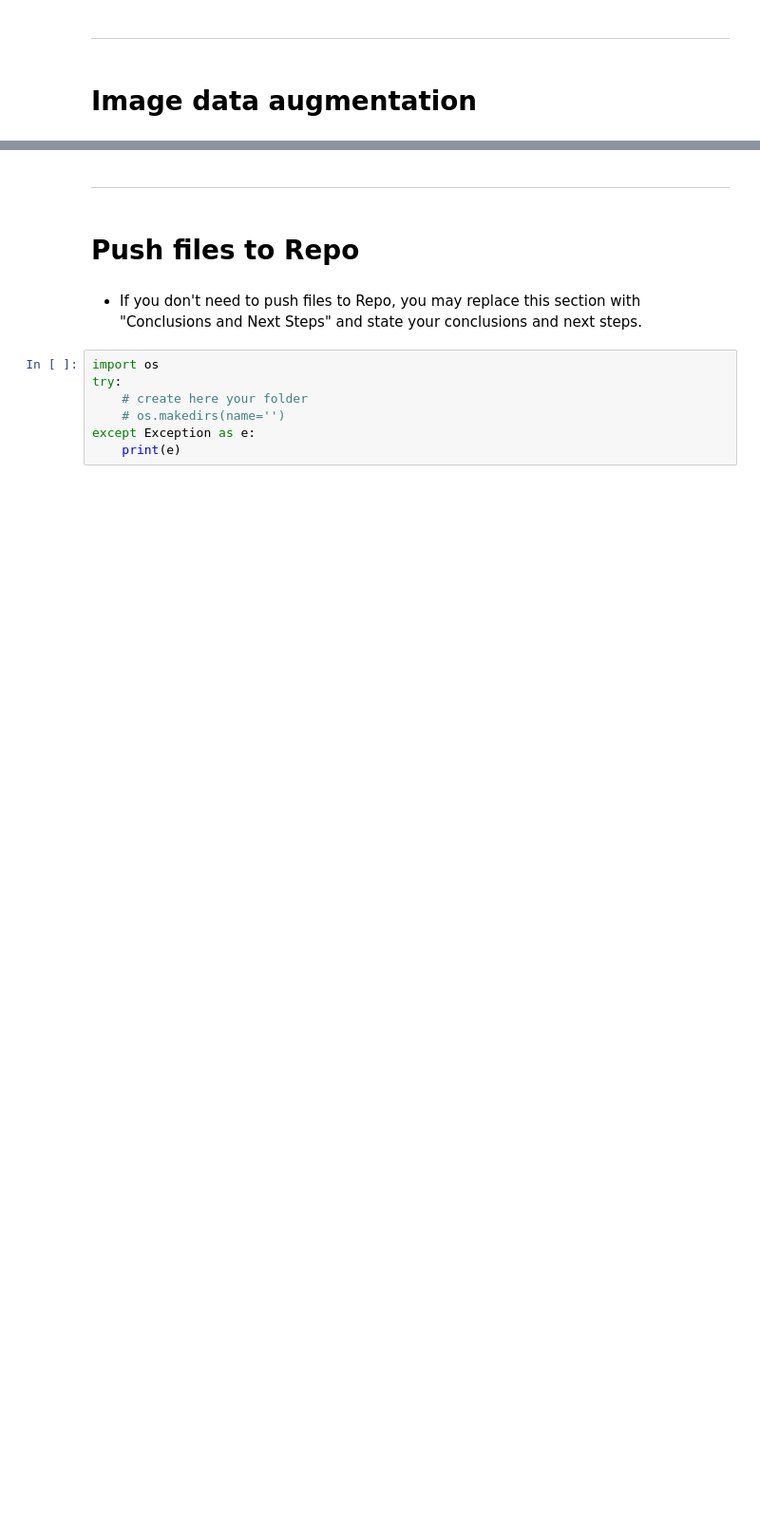
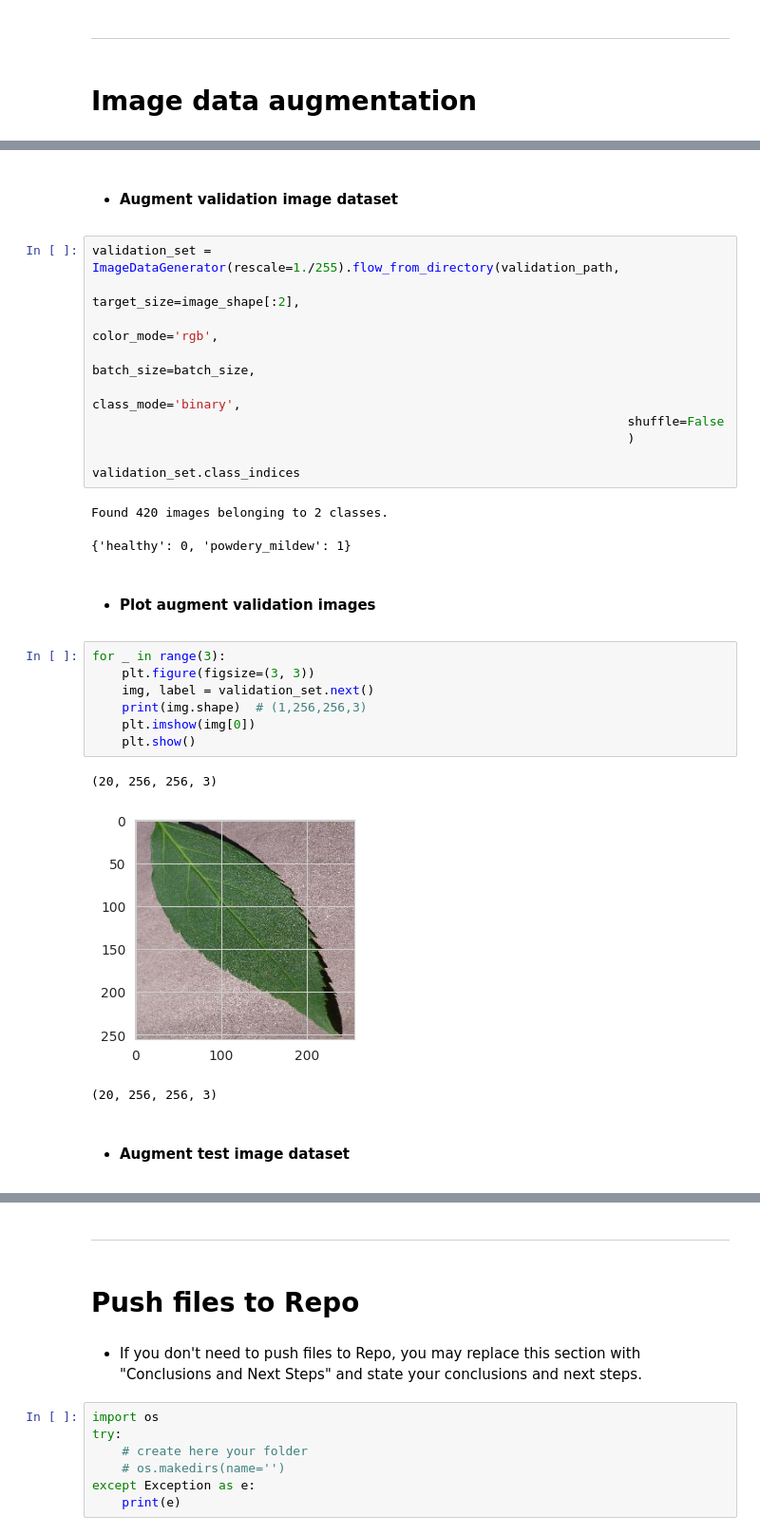
Before and after one commit to Diegomoro415/mildew_detection, a Jupyter notebook: jupyter_notebooks/MoldelingEvaluation.ipynb, the cells around one changed output, grey strips where cells are left out. Shown at 95% size. Drawn from its saved outputs; the diff is of its cells as text; blank space fills up the shorter version.

```diff
--- a/jupyter_notebooks/MoldelingEvaluation.ipynb
+++ b/jupyter_notebooks/MoldelingEvaluation.ipynb
@@ -141,0 +201,30 @@ plt.show()
+# %% [markdown]
+* #### Augment validation image dataset
+# %%
+validation_set = ImageDataGenerator(rescale=1./255).flow_from_directory(validation_path,
+                                                                        target_size=image_shape[:2],
+                                                                        color_mode='rgb',
+                                                                        batch_size=batch_size,
+                                                                        class_mode='binary',
+                                                                        shuffle=False
+                                                                        )
+
+validation_set.class_indices
+# %% [output]
+Found 420 images belonging to 2 classes.
+{'healthy': 0, 'powdery_mildew': 1}
+# %% [markdown]
+* #### Plot augment validation images
+# %%
+for _ in range(3):
+    plt.figure(figsize=(3, 3))
+    img, label = validation_set.next()
+    print(img.shape)  # (1,256,256,3)
+    plt.imshow(img[0])
+    plt.show()
+# %% [output]
+(20, 256, 256, 3)
+[figure, added]
+(20, 256, 256, 3)
+# %% [markdown]
+* #### Augment test image dataset
```
Also changed, not shown: parts of 14 cells of this notebook, 1 other file.
